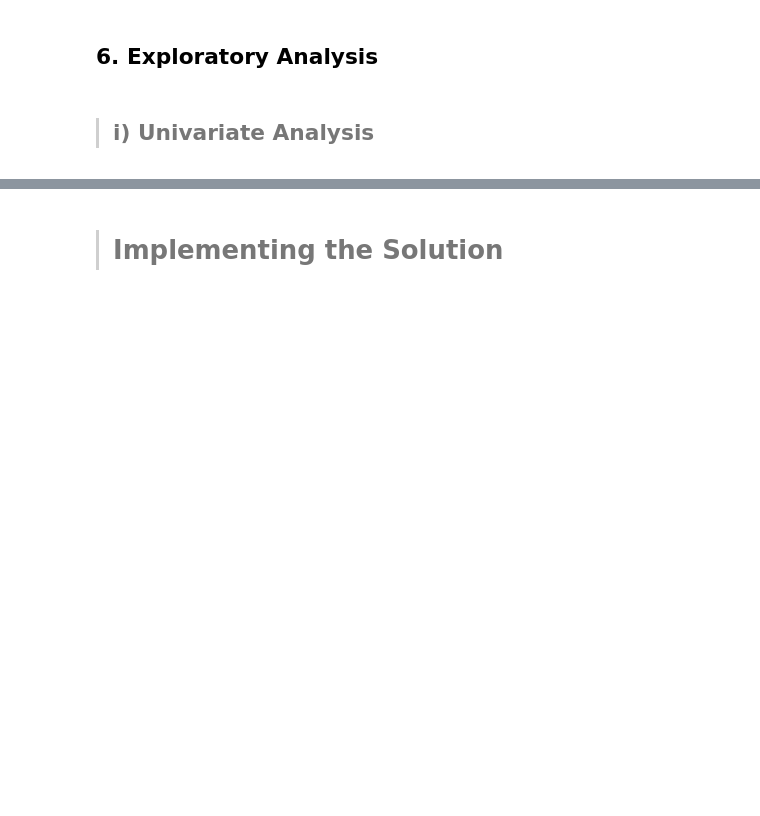
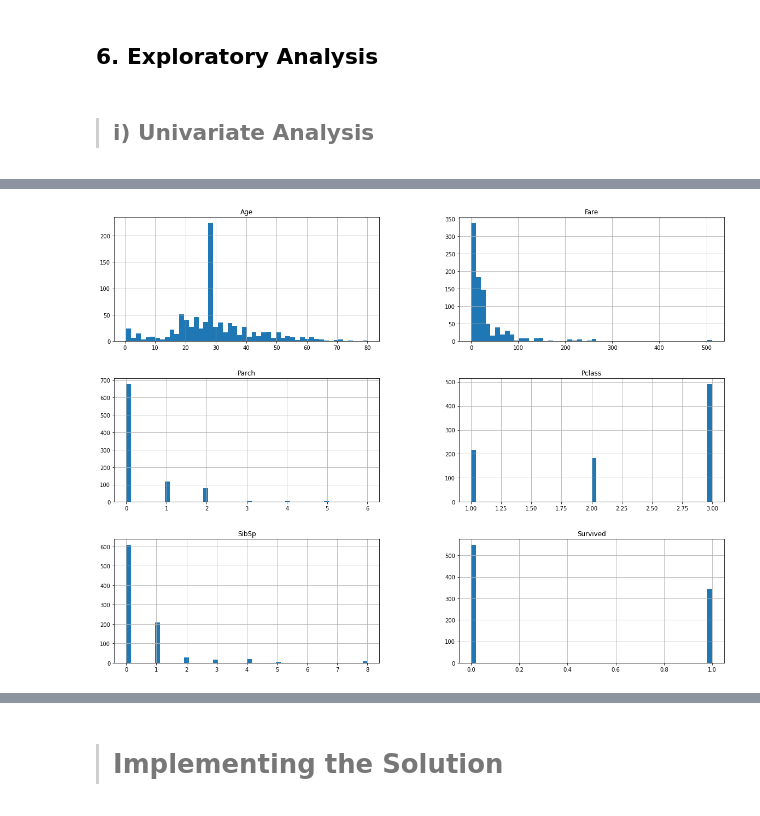
Before and after one commit to Collokd/Titanic-Survival-Classification-Spam-Email-Classification, a Jupyter notebook: Week_9_Independent_Project_Collins_Kemboi(Titanic_Survival_Classification).ipynb, the cells around one changed output, grey strips where cells are left out. Saved outputs shown, nothing was run; the diff lists cells and outputs as text; code cells hidden in the pictures; blank space fills up the shorter version.

```diff
--- a/Week_9_Independent_Project_Collins_Kemboi(Titanic_Survival_Classification).ipynb
+++ b/Week_9_Independent_Project_Collins_Kemboi(Titanic_Survival_Classification).ipynb
@@ -211,0 +360,9 @@ Index(['word_freq_make', 'word_freq_address', 'word_freq_all', 'word_freq_3d',
+# %%
+# Plotting distribution of our Train dataset
+
+# data = data.drop('PassengerId', axis=1)
+
+data.hist(bins=50,figsize=(20,15))
+plt.show()
+# %% [output]
+[figure, added]
```
Also changed, not shown: parts of 79 cells of this notebook.
